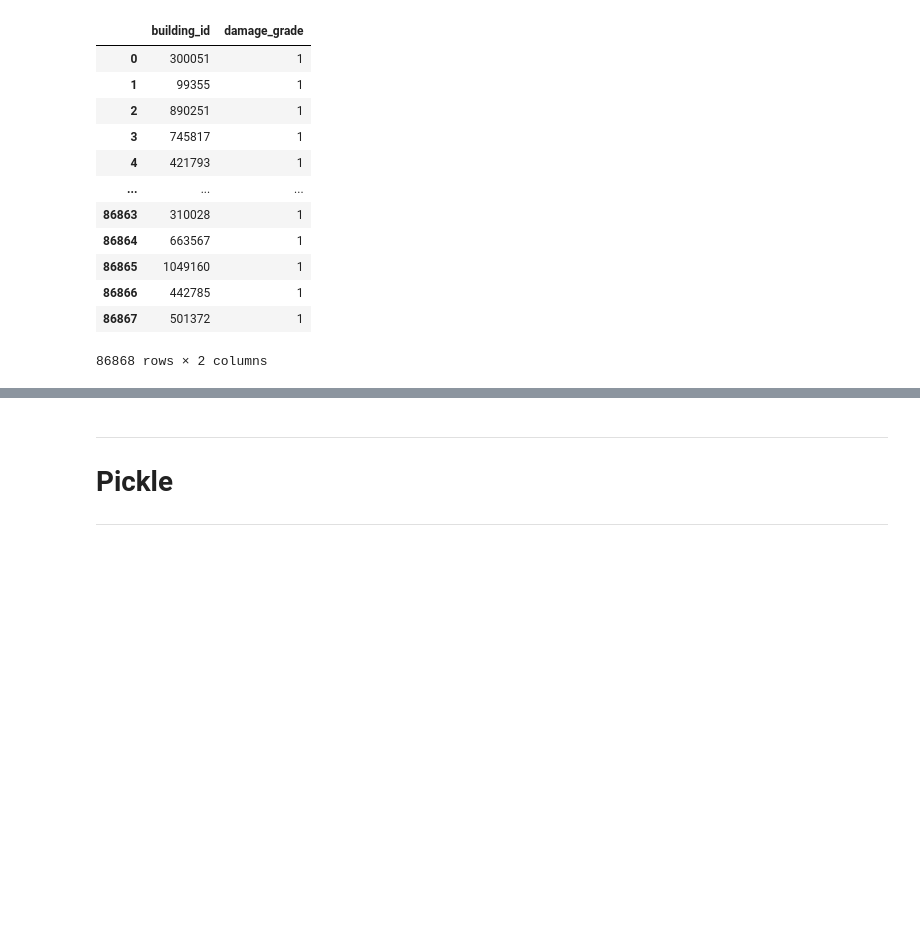
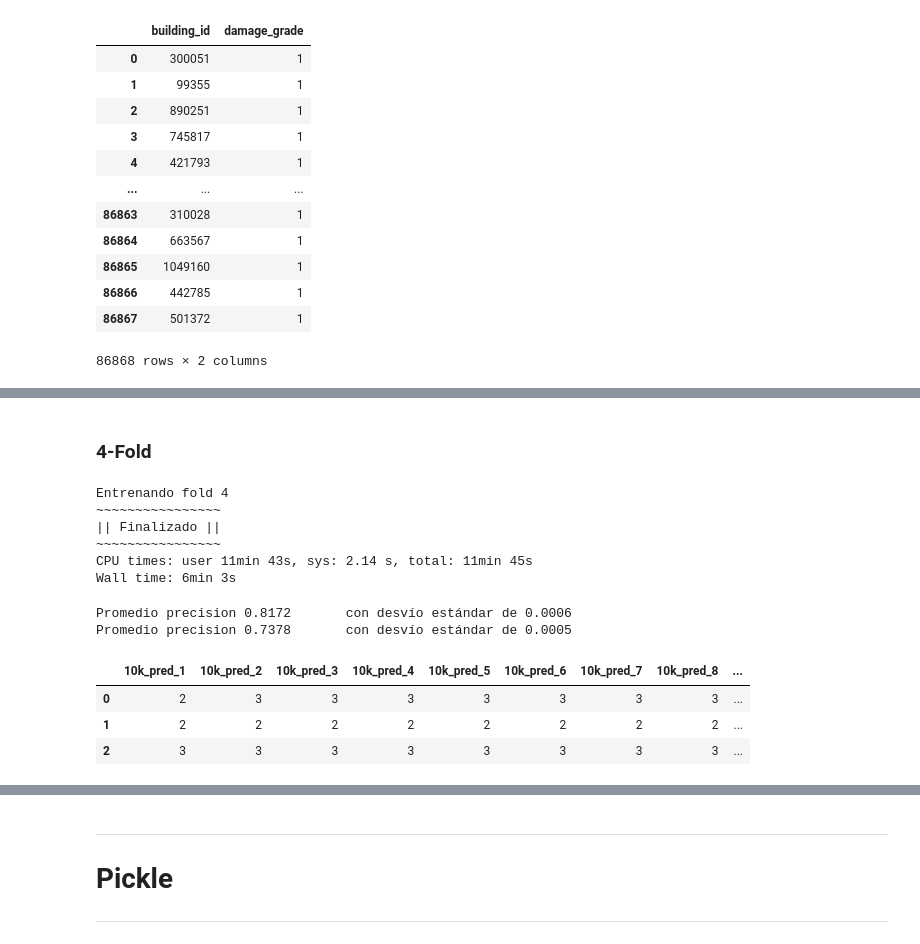
Before and after one commit to ffelfis/OrgaDatosTPs, a Jupyter notebook: TP2/nbFacu_Light_GBM.ipynb, the cells around one changed output, grey strips where cells are left out. Cells and saved outputs as stored; diff of their text form; code cells hidden in the pictures; blank space fills up the shorter version.

```diff
--- a/TP2/nbFacu_Light_GBM.ipynb
+++ b/TP2/nbFacu_Light_GBM.ipynb
@@ -216,2 +185,2 @@ parameters = {
 # %%
-lgbm = lightgbm.LGBMClassifier(learning_rate=0.05, n_estimators=400)
+lgbm = lightgbm.LGBMClassifier(learning_rate=0.3, n_estimators=600)
@@ -382,7 +325,3 @@ test = test.join(position)
-# %%
-# 3 columnas
-roof_type = pd.read_csv(dir_Binary_test+f'/BE_roof_type.csv', dtype='uint8')
-test = test.join(roof_type)
 # %%
 memoria = test.memory_usage(deep=True).sum()/(2**20)
 print('Se usan', np.round(memoria, 2), 'MiB')
@@ -392,7 +331,7 @@ Se usan 5.38 MiB
 ## Preparación de la predicción
 # %%
 # Instancia para predictor de Random Forest
-lgbm = lightgbm.LGBMClassifier(learning_rate=0.05, n_estimators=400)
+lgbm = lightgbm.LGBMClassifier(learning_rate=0.3, n_estimators=600)
 # %%
 %%time
 lgbm.fit(X, y)
@@ -459,0 +546,2 @@ aux
+# %% [markdown]
+### 4-Fold
@@ -459,0 +557,60 @@ aux
+# %%
+%%time
+i = 1
+
+for train_index, test_index in kf.split(train) :
+    clear_output(wait=True)
+    X_train, X_test = X.iloc[train_index], X.iloc[test_index]
+    y_train, y_test = y.iloc[train_index], y.iloc[test_index]
+
+    print('Entrenando fold', i)
+    lgbm.fit(X_train, y_train)
+
+    # Se guardan los modelos intervienen.
+    lgbm_file_name = 'models/LighGBM_Classifier03_4Kfld_'+str(i)+'.pkl'
+    model_pickle = open(lgbm_file_name, 'wb')
+    pickle.dump(lgbm, model_pickle)
+    model_pickle.close()
+
+    # Valores de predicciones
+    prediction_train = lgbm.predict(X_train)
+    prediction_test = lgbm.predict(X_test)
+
+    # Dataframes
+    predictions_train['4k_pred_'+str(i)] = lgbm.predict(train)
+    predictions_test['4k_pred_'+str(i)] = lgbm.predict(test)
+
+    # Scores de predicciones
+    train_score_c.append(accuracy_score(y_train, prediction_train))
+    test_score_c.append(accuracy_score(y_test, prediction_test))
+
+    i = i + 1
+
+print('~~~~~~~~~~~~~~~~')
+print('|| Finalizado ||')
+print('~~~~~~~~~~~~~~~~')
+# %% [output]
+Entrenando fold 4
+~~~~~~~~~~~~~~~~
+|| Finalizado ||
+~~~~~~~~~~~~~~~~
+CPU times: user 11min 43s, sys: 2.14 s, total: 11min 45s
+Wall time: 6min 3s
+# %%
+array_train_score = np.array(train_score_c)
+array_test_score = np.array(test_score_c)
+
+print('Promedio precision', array_train_score.mean().round(4), \
+      '\tcon desvío estándar de', array_train_score.std().round(4))
+print('Promedio precision', array_test_score.mean().round(4), \
+      '\tcon desvío estándar de', array_test_score.std().round(4))
+# %% [output]
+Promedio precision 0.8172       con desvío estándar de 0.0006
+Promedio precision 0.7378       con desvío estándar de 0.0005
+# %%
+predictions_train.head(3)
+# %% [output]
+|  | 10k_pred_1 | 10k_pred_2 | 10k_pred_3 | 10k_pred_4 | 10k_pred_5 | 10k_pred_6 | 10k_pred_7 | 10k_pred_8 | ... |
+| 0 | 2 | 3 | 3 | 3 | 3 | 3 | 3 | 3 | ... |
+| 1 | 2 | 2 | 2 | 2 | 2 | 2 | 2 | 2 | ... |
+| 2 | 3 | 3 | 3 | 3 | 3 | 3 | 3 | 3 | ... |
```
Also changed, not shown: parts of 58 cells of this notebook.
